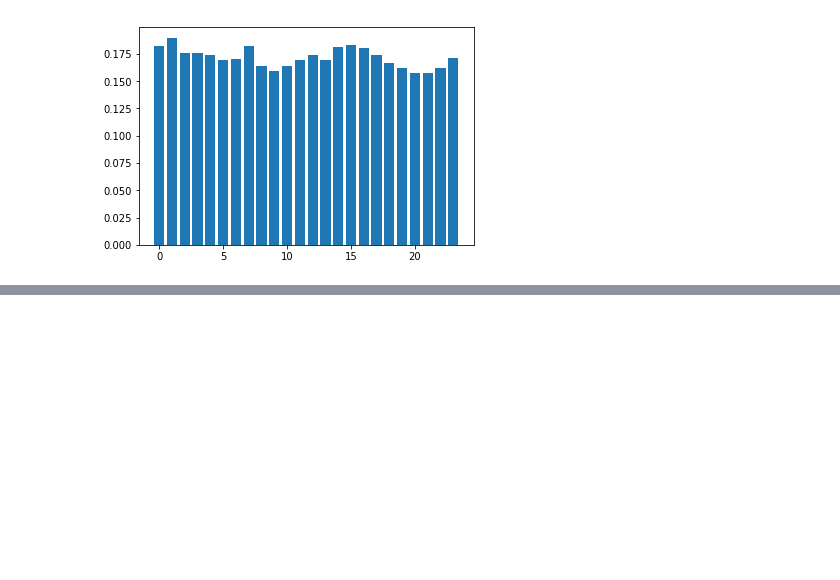
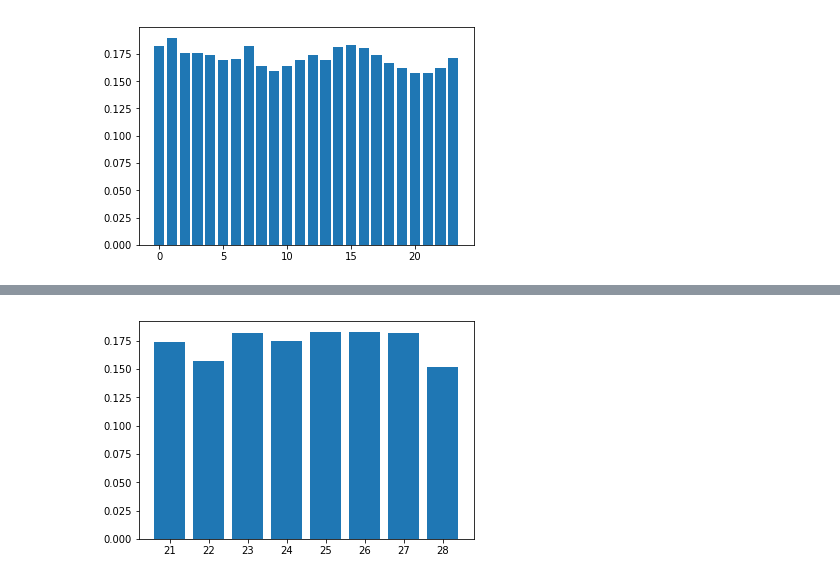
Before and after one commit to MLobo1997/catch-the-fraudster, a Jupyter notebook: dataset_analyzis.ipynb, the cells around one changed output, grey strips where cells are left out. Saved outputs shown, nothing was run; the diff lists cells and outputs as text; code cells hidden in the pictures; blank space fills up the shorter version.

```diff
--- a/dataset_analyzis.ipynb
+++ b/dataset_analyzis.ipynb
@@ -48,6 +48,6 @@ Not necessary, we can always use the index from cols
 # %% [raw]
 cols.index('C20')
 # %%
-train_data_treated = pd.DataFrame(train_data_treated, columns = cols)
+train_data_treated = pd.DataFrame(train_data_treated, columns = cols_train)
 train_data_treated.head()
 # %% [output]
@@ -206,0 +223,3 @@ j
+# %%
+train_data_treated['day'] = [dt.day for dt in datetime]
+train_data_treated['day'].value_counts(sort=False)
@@ -206,0 +236,7 @@ j
+# %%
+frauds_by_day = train_data_treated[['day', 'isfraud']].groupby(by='day').mean()
+frauds_by_day.index
+plt.bar(frauds_by_day.index, frauds_by_day['isfraud'])
+plt.show()
+# %% [output]
+[figure, added]
```
Also changed, not shown: parts of 11 cells of this notebook, 3 other files.
